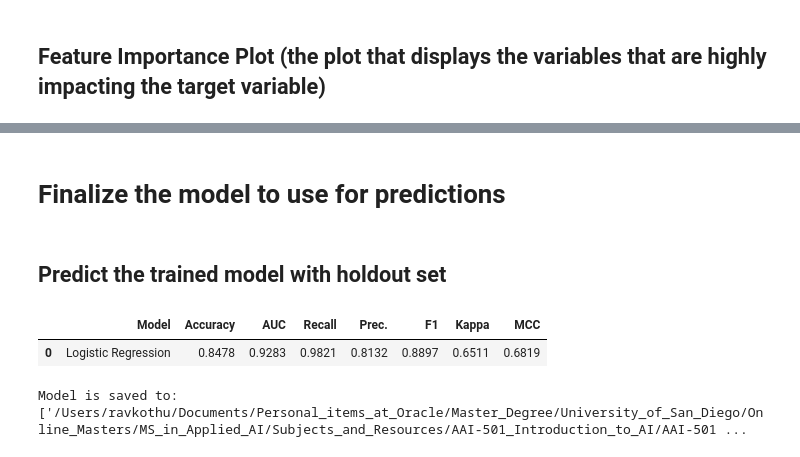
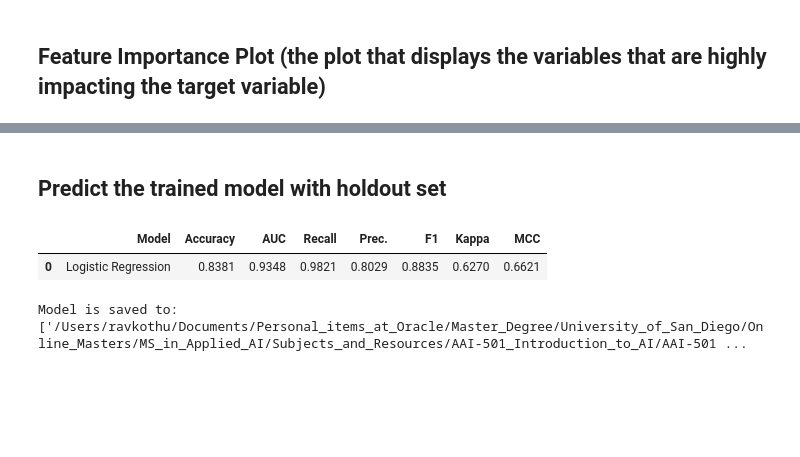
Before and after one commit to kraviteja95usd/pneumonia-detection-in-chest-X-rays, a Jupyter notebook: bin/First_Order_Features_Classification.ipynb, the cells around one changed output, grey strips where cells are left out. Saved outputs shown, nothing was run; the diff lists cells and outputs as text; code cells hidden in the pictures; blank space fills up the shorter version.

```diff
--- a/bin/First_Order_Features_Classification.ipynb
+++ b/bin/First_Order_Features_Classification.ipynb
@@ -349,2 +348,0 @@ plot_model(tuned_logistic_regression, plot='feature')
-# %% [markdown]
-# Finalize the model to use for predictions
@@ -353,10 +349,10 @@ final_model = finalize_model(tuned_logistic_regression)
 # %% [markdown]
 ## Predict the trained model with holdout set
 # %%
-pred_holdout = predict_model(final_model)
+pred_holdout = predict_model(tuned_logistic_regression, data=df_test)
 # %% [output]
 |  | Model | Accuracy | AUC | Recall | Prec. | F1 | Kappa | MCC |
-| 0 | Logistic Regression | 0.8478 | 0.9283 | 0.9821 | 0.8132 | 0.8897 | 0.6511 | 0.6819 |
+| 0 | Logistic Regression | 0.8381 | 0.9348 | 0.9821 | 0.8029 | 0.8835 | 0.6270 | 0.6621 |
 # %%
 model_file_name = 'first_order_features_logistic_regression.pkl'
 efc.save_trained_model(final_model, model_file_name)
```
Also changed, not shown: parts of 11 cells of this notebook, 8 other files.
